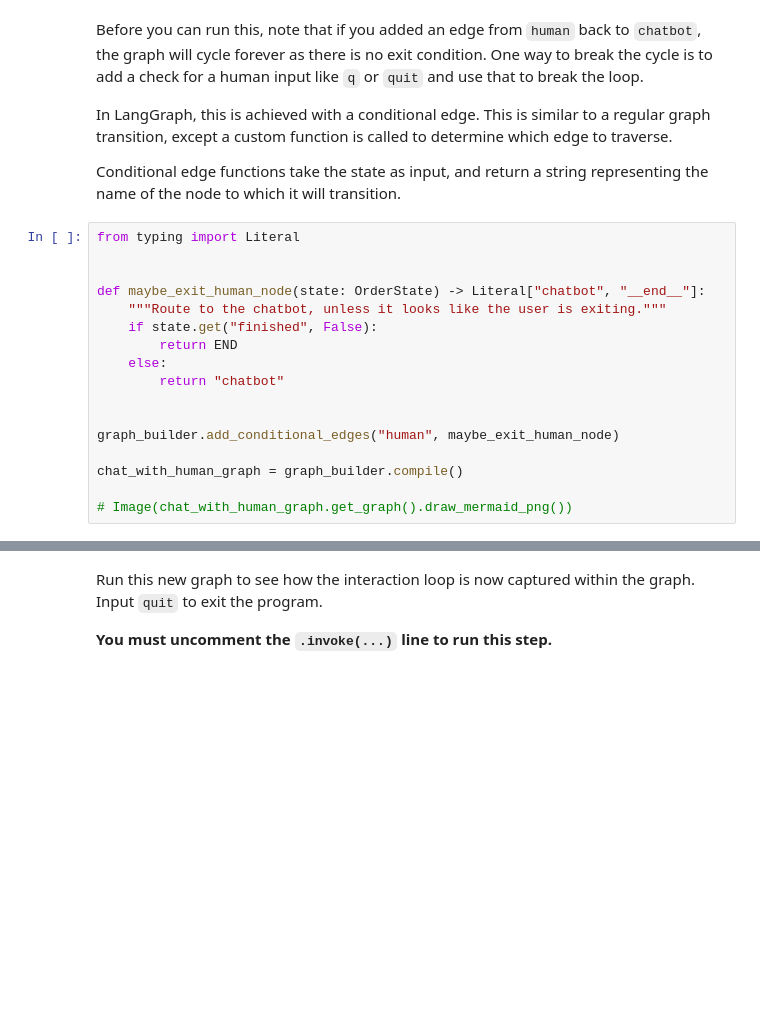
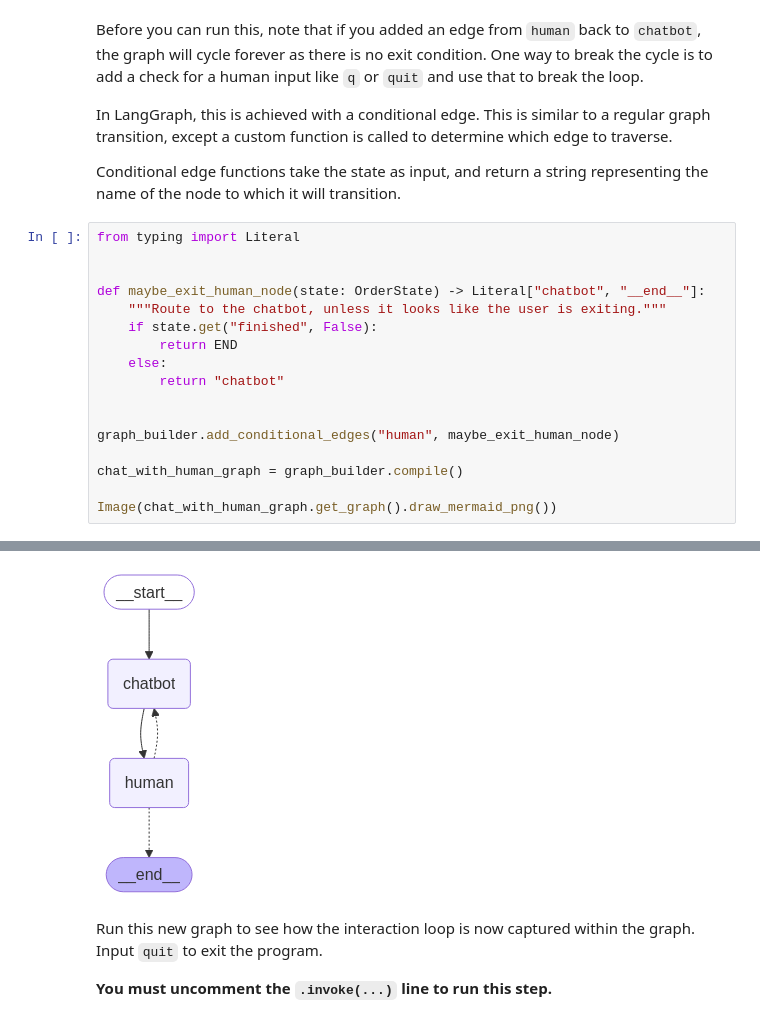
Before and after one commit to singhvis29/kaggle-genai-course, a Jupyter notebook: Day_3_Building_an_agent_with_LangGraph.ipynb, the cells around one changed output, grey strips where cells are left out. Saved outputs shown, nothing was run; the diff lists cells and outputs as text; blank space fills up the shorter version.

```diff
--- a/Day_3_Building_an_agent_with_LangGraph.ipynb
+++ b/Day_3_Building_an_agent_with_LangGraph.ipynb
@@ -322,5 +311,5 @@ graph_builder.add_conditional_edges("human", maybe_exit_human_node)
 
 chat_with_human_graph = graph_builder.compile()
 
-# Image(chat_with_human_graph.get_graph().draw_mermaid_png())
+Image(chat_with_human_graph.get_graph().draw_mermaid_png())
 # %% [output]
@@ -328,3 +316,4 @@ WARNING:langgraph.graph.state:Adding an edge to a graph that has already been co
+[figure, added]
 # %% [markdown]
 Run this new graph to see how the interaction loop is now captured within the graph. Input `quit` to exit the program.
 
```
Also changed, not shown: parts of 11 cells of this notebook.
